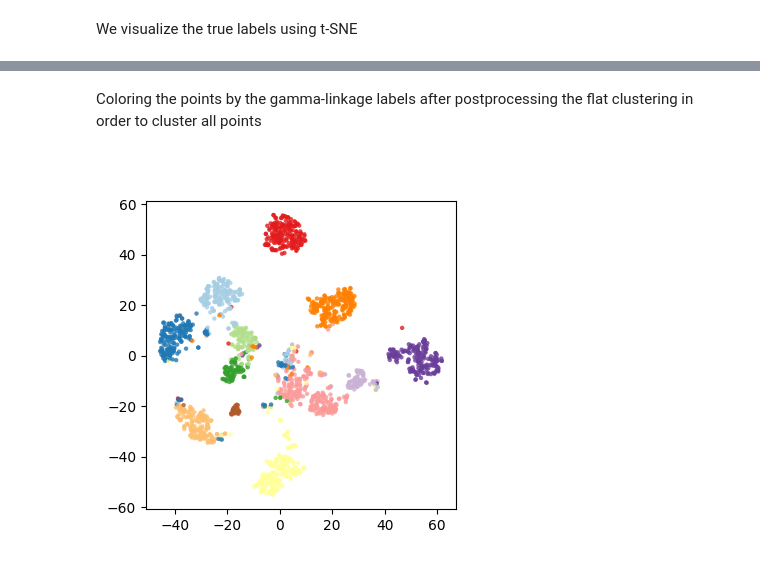
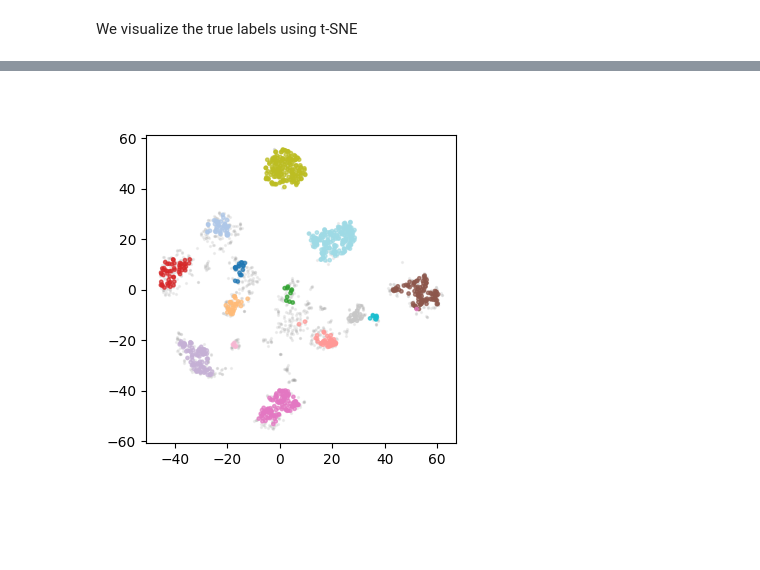
Before and after one commit to LuisScoccola/persistable, a Jupyter notebook: notebooks/example-digits.ipynb, the cells around one changed output, grey strips where cells are left out. Drawn from its saved outputs; the diff is of its cells as text; code cells hidden in the pictures; blank space fills up the shorter version.

```diff
--- a/notebooks/example-digits.ipynb
+++ b/notebooks/example-digits.ipynb
@@ -12,6 +12,10 @@ digits = datasets.load_digits()
 data = digits.data
 num_samples = data.shape[0]
 target = datasets.load_digits().target
+
+from sklearn.decomposition import PCA
+pca = PCA(n_components=10)
+datt = pca.fit_transform(data)
 # %% [markdown]
 We visualize the true labels using t-SNE
 # %%
@@ -28,4 +29,4 @@ In order to choose the parameters, we start by looking at a vineyard.
 # %%
-p = Persistable(data)
-p.parameter_selection(firstn=25)
+p = Persistable(datt)
+cl = p.quick_cluster()
 # %% [output]
@@ -46,2 +33,0 @@ plt.show()
-# %% [markdown]
-Coloring the points by the gamma-linkage labels after postprocessing the flat clustering in order to cluster all points
@@ -50,6 +34,7 @@ gamma_labels_all = p.cluster(num_clusters = 12, k0 = 0.08, cluster_all=True)
-# %%
-plt.figure(figsize=(4,4))
-plt.scatter(projection.T[0], projection.T[1], s=10, linewidth=0, c=[sns.color_palette("Paired", 12)[x] if x >= 0 else (0.85, 0.85, 0.85) for x in gamma_labels_all], alpha=0.8)
-plt.show()
-# %% [output]
-[figure, removed]
+# %%
+plt.figure(figsize=(4,4))
+
+_ = plt.scatter(projection[cl==-1,0], projection[cl==-1,1], s=2, alpha = 0.1, c = "grey")
+_ = plt.scatter(projection[cl!=-1,0], projection[cl!=-1,1], s=6, alpha = 0.7, c = cl[cl!=-1], cmap="tab20")
+# %% [output]
+[figure, added]
```
Also changed, not shown: parts of 8 cells of this notebook, 4 other files.
